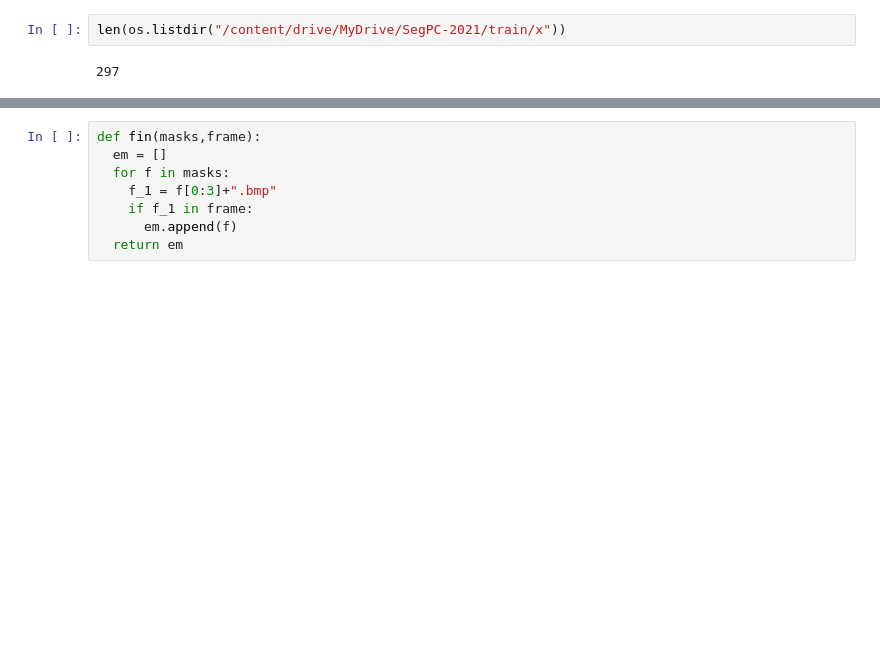
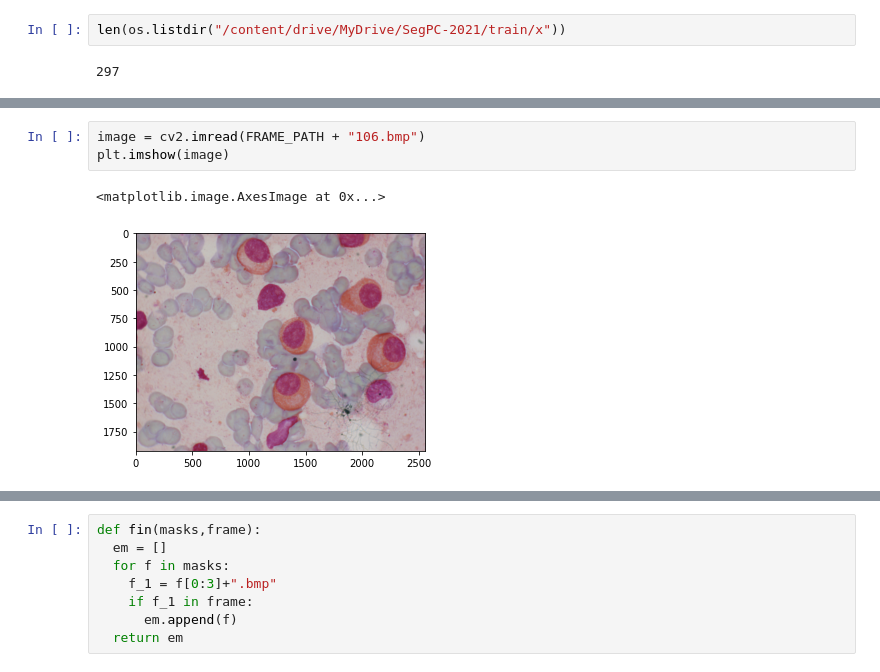
Before and after one commit to bhanuteja2001/SegPC-2021, a Jupyter notebook: Preprocess.ipynb, the cells around one changed output, grey strips where cells are left out. Cells and saved outputs as stored; diff of their text form; blank space fills up the shorter version.

```diff
--- a/Preprocess.ipynb
+++ b/Preprocess.ipynb
@@ -34,0 +96,6 @@ all_masks = os.listdir(MASK_PATH)
+# %%
+image = cv2.imread(FRAME_PATH + "106.bmp")
+plt.imshow(image)
+# %% [output]
+<matplotlib.image.AxesImage at 0x...>
+[figure, added]
```
Also changed, not shown: parts of 12 cells of this notebook.
